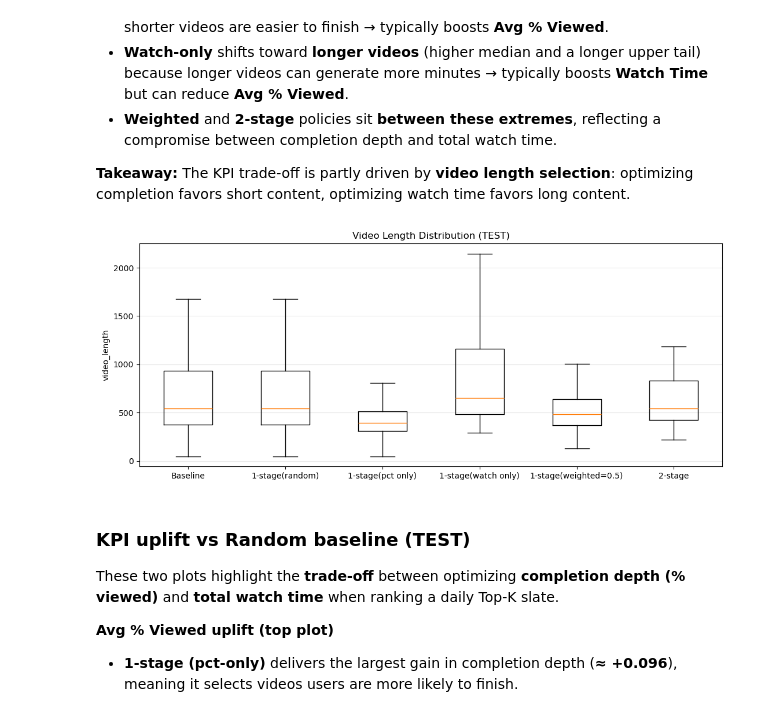
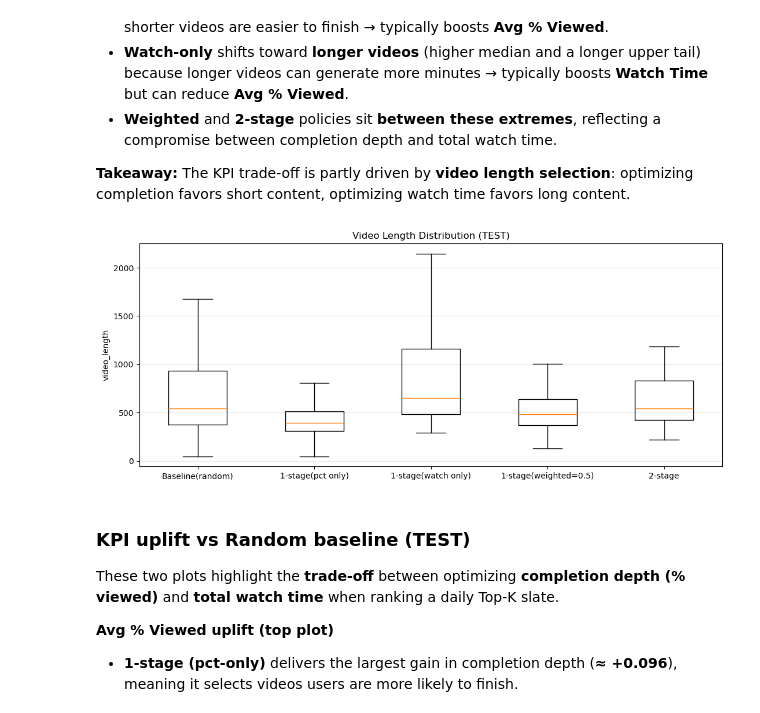
Before and after one commit to jaycieliu/youtube-trending-recommender, a Jupyter notebook: notebooks/01_model_and_policy.ipynb, the cells around one changed output. Saved outputs shown, nothing was run; the diff lists cells and outputs as text; code cells hidden in the pictures.

```diff
--- a/notebooks/01_model_and_policy.ipynb
+++ b/notebooks/01_model_and_policy.ipynb
@@ -810,18 +808,18 @@ This boxplot shows that **ranking policies change the length distribution** of s
 # %%
 plt.figure(figsize=(13,5))
 plt.boxplot(
-    [score_te["video_length"], slate_rand_te["video_length"], slate_pct_te["video_length"],slate_watch_te['video_length'], slate_balanced_te["video_length"], slate_two_stage_te["video_length"]],
-    tick_labels=["Baseline","1-stage(random)", "1-stage(pct only)","1-stage(watch only)","1-stage(weighted=0.5)", "2-stage"],
+    [score_te["video_length"], slate_pct_te["video_length"],slate_watch_te['video_length'], slate_balanced_te["video_length"], slate_two_stage_te["video_length"]],
+    tick_labels=["Baseline(random)", "1-stage(pct only)","1-stage(watch only)","1-stage(weighted=0.5)", "2-stage"],
     showfliers=False
 )
 plt.ylabel("video_length")
 plt.title("Video Length Distribution (TEST)")
 plt.grid(axis="y", alpha=0.3)
 plt.savefig("../reports/figures/video_length_distribution_test.png", dpi=200, bbox_inches="tight")
 plt.show()
 plt.close()
 # %% [output]
-[figure, old version]
+[figure, new version]
 # %% [markdown]
 ###  KPI uplift vs Random baseline (TEST)
 
```
Also changed, not shown: parts of 3 cells of this notebook.
